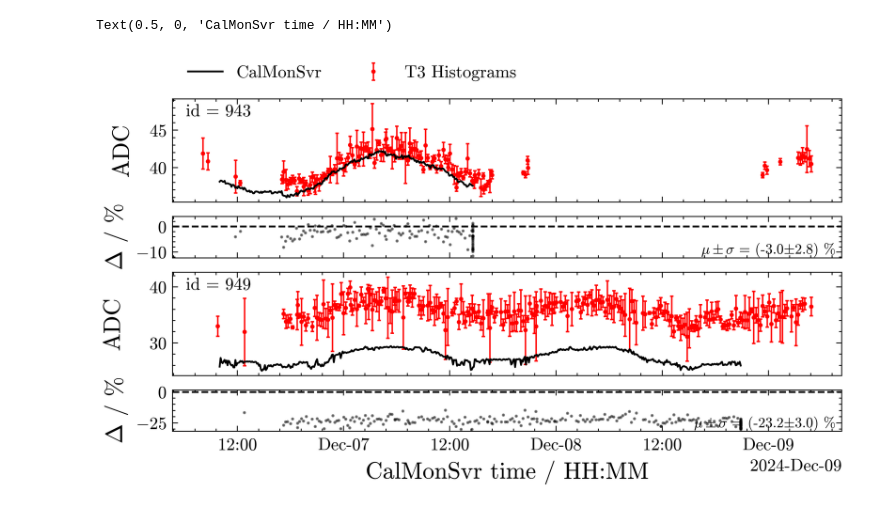
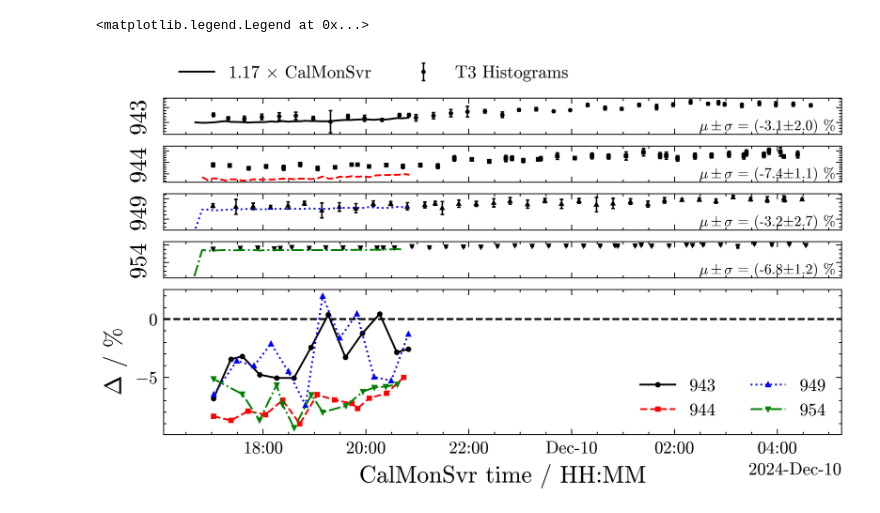
Before and after one commit to Quizznor/phd-thesis, a Jupyter notebook: Projects/uub_integration_tests/monitoringIntegration/read_packs_v2.ipynb, the cells around one changed output. Cells and saved outputs as stored; diff of their text form; code cells hidden in the pictures.

```diff
--- a/Projects/uub_integration_tests/monitoringIntegration/read_packs_v2.ipynb
+++ b/Projects/uub_integration_tests/monitoringIntegration/read_packs_v2.ipynb
@@ -76,11 +79,16 @@ from datetime import datetime
 
 histo_peaks = {
     943: [],
+    944: [],
     949: [],
+    954: [],
+
 }
 histo_timestamps = {
     943: [],
+    944: [],
     949: [],
+    954: [],
 }
 
 # start_ack = datetime.strptime("Dec 06 08:00:27 2024", "%b %d %H:%M:%S %Y").timestamp()  # from IkLog
@@ -88,13 +96,13 @@ start_ack = datetime.strptime("Dec 09 15:16:27 2024", "%b %d %H:%M:%S %Y").times
 data = read_histos('/home/filip/phd-thesis/Projects/SSDOnlineCalib/fitSDHistoFiles/python/peak.txt')
 
 already_seen = []
-for event in data:
+for i, event in enumerate(data, 1):
     if histo_peaks.get(id := event['id'], None) is None: continue
-    elif event['timestamp'] < start_ack: continue
+    # elif event['timestamp'] < start_ack: continue
 
     histo = SdHisto(peak=event['data'], pmt_mask=event['pmt_mask'])
+    histo_timestamps[event['id']].append(event['timestamp'])
     histo_peaks[event['id']].append(histo()['peak'][-1])
-    histo_timestamps[event['id']].append(event['timestamp'])
 
     if event['id'] not in already_seen:
         histo.plot()
@@ -130,8 +137,8 @@ for (id, val), ax in zip(peaks.items(), axes):
     #    ax.plot(range(len(val)), np.array(val)[:, i], label=i)
 
     if id in noSSD: ax.set_facecolor('#808080')
-    timestamps = monit('fTime', id)
-    val = val[:len(timestamps)]
+    timestamps = start_ack + 402 * np.arange(len(val)) #monit('fTime', id)
+    # val = val[:len(timestamps)]
     ax.plot(plot.to_datetime(timestamps), np.array(val)[:, 3], ls='solid', marker='none', label='CalMonSvr')
 
     ax.text(0.99, 0, f'{id = }', ha='right', va='bottom', transform=ax.transAxes)
@@ -161,13 +161,22 @@ _ = ax.set_xlabel("CDAS time / HH:MM")
 # %%
 # focus plot for two functioning stations
 
-fig, axes = plt.subplots(4, 1, sharex=True, height_ratios=[1, 0.4, 1, 0.4])
+fig, axes = plt.subplots(len(histo_peaks) + 1, 1, sharex=True, height_ratios=[1/len(histo_peaks) for _ in histo_peaks] + [1])
 
-axes = np.split(axes, 2)
+# axes = np.split(axes, 2)
 ids = [943, 949]
+ax2 = axes[-1]
 
-for id, axs in zip([943, 949], axes):
-    ax1, ax2 = axs
+cycler = plt.rcParams['axes.prop_cycle']
+try:
+    cycler.change_key('marker', 'clip_on')
+except:
+    pass
+cycler = iter(cycler)
+
+axes[0].plot([],[], label=r'1.17 $\times$ CalMonSvr', marker='none')
+
+for id, ax in zip([943, 944, 949, 954], axes):
 
     calmon_peak = np.array(peaks[id])[:, 3]
     histo_peak = histo_peaks[id]
@@ -175,35 +184,37 @@ for id, axs in zip([943, 949], axes):
     calmon_time = monit("fTime", id)
     calmon_peak = calmon_peak[:len(calmon_time)]
 
+    kwargs = next(cycler)
 
-    ax1.errorbar(plot.to_datetime(histo_time), [v.n for v in histo_peak], yerr=[v.std_dev for v in histo_peak],
-                fmt='ro', capsize=1, capthick=0.8, lw=0.8, markersize=1.4, label='T3 Histograms')
-    ax1.plot(plot.to_datetime(calmon_time), np.array(calmon_peak), ls='solid', marker='none', zorder=10, label='CalMonSvr')
+    ax.errorbar(plot.to_datetime(histo_time), [v.n for v in histo_peak], yerr=[v.std_dev for v in histo_peak],
+                capsize=1, capthick=0.8, lw=0.8, markersize=1.4, label='T3 Histograms', ls='none', c='k', fmt=kwargs['clip_on'])
+    ax.plot(plot.to_datetime(calmon_time), np.array(calmon_peak), zorder=10, marker='none', **kwargs)
 
     get_closest_idx = lambda t: np.argmin(np.abs(calmon_time - t))
 
+    ax.set_yticklabels([])
+    ax.set_ylabel(id)
 
     diff, timestamps = [], []
     for x, y in zip(histo_time, histo_peak):
         i = get_closest_idx(x)
 
-        if calmon_time[i] - x > 300: continue
+        if np.abs(calmon_time[i] - x) > 300: continue
 
         diff.append((calmon_peak[i] - y.n)/y.n)
         timestamps.append(calmon_time[i])
 
-    ax2.scatter(plot.to_datetime(timestamps), np.array(diff)*1e2, alpha=0.5, s=0.5)
-    ax2.text(0.99, 0, f"$\mu\pm\sigma$ = ({np.nanmean(diff)*1e2:.1f}$\pm${np.nanstd(diff)*1e2:.1f}) %",
-             ha='right', va='bottom', transform=ax2.transAxes, fontsize='small')
+    ax.text(0.99, 0, f"$\mu\pm\sigma$ = ({np.nanmean(diff)*1e2:.1f}$\pm${np.nanstd(diff)*1e2:.1f}) %",
+             ha='right', va='bottom', transform=ax.transAxes, fontsize='small')
+    ax2.plot(plot.to_datetime(timestamps), np.array(diff)*1e2, label=id, marker=kwargs['clip_on'])
     ax2.axhline(0, c='k', ls='--')
 
-    ax1.set_ylabel('ADC', labelpad=14 if id == 949 else 9)
     ax2.set_ylabel(r'$\Delta$ / %')
-    ax1.text(0.02, 0.95, f"{id = }", ha='left', va='top', transform=ax1.transAxes)
 
     if id == 943:
-        ax1.legend(bbox_to_anchor=(0, 1.02,1,0.2), loc="lower left", ncol=2)
+        ax.legend(bbox_to_anchor=(0, 1.02,1,0.2), loc="lower left", ncol=2)
 
 plot.apply_datetime_format(ax2)
 ax2.set_xlabel('CalMonSvr time / HH:MM')
+ax2.legend(ncol=2)
 # %% [output]
@@ -212,5 +225,5 @@ ax2.set_xlabel('CalMonSvr time / HH:MM')
-Text(0.5, 0, 'CalMonSvr time / HH:MM')
+<matplotlib.legend.Legend at 0x...>
-[figure, old version]
+[figure, new version]
 # %%
 # checking ssd histos in stations that have ssd but look wrong
 
```
Also changed, not shown: parts of 7 cells of this notebook, 5 other files.
